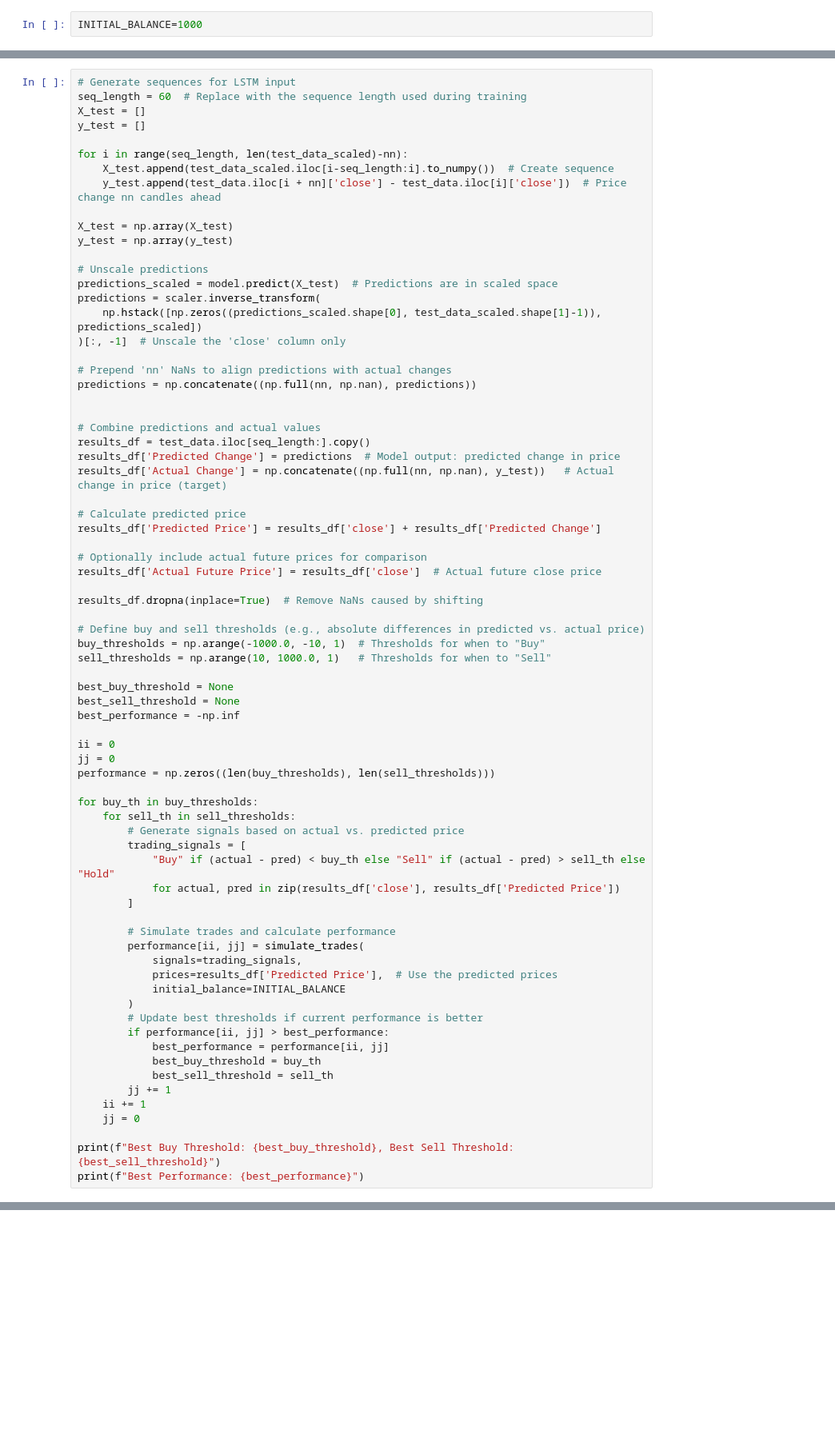
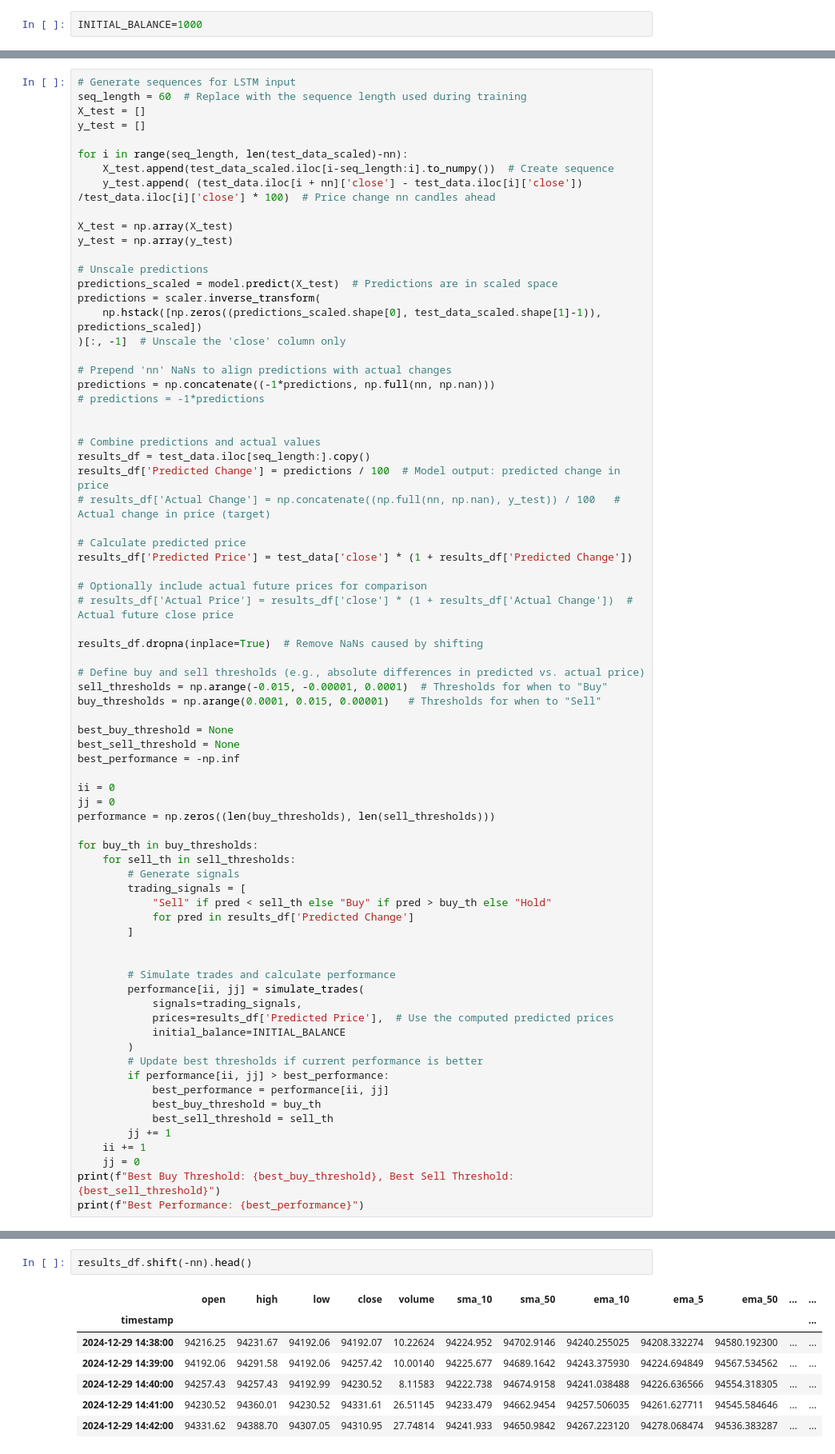
Before and after one commit to eycewind/binbot, a Jupyter notebook: linear-1min-rnn.ipynb, the cells around one changed output, grey strips where cells are left out. Shown at 80% size. Saved outputs shown, nothing was run; the diff lists cells and outputs as text; blank space fills up the shorter version.

```diff
--- a/linear-1min-rnn.ipynb
+++ b/linear-1min-rnn.ipynb
@@ -314,7 +343,7 @@ y_test = []
 
 for i in range(seq_length, len(test_data_scaled)-nn):
     X_test.append(test_data_scaled.iloc[i-seq_length:i].to_numpy())  # Create sequence
-    y_test.append(test_data.iloc[i + nn]['close'] - test_data.iloc[i]['close'])  # Price change nn candles ahead
+    y_test.append( (test_data.iloc[i + nn]['close'] - test_data.iloc[i]['close']) /test_data.iloc[i]['close'] * 100)  # Price change nn candles ahead
 
 X_test = np.array(X_test)
 y_test = np.array(y_test)
@@ -326,25 +355,26 @@ predictions = scaler.inverse_transform(
 )[:, -1]  # Unscale the 'close' column only
 
 # Prepend 'nn' NaNs to align predictions with actual changes
-predictions = np.concatenate((np.full(nn, np.nan), predictions))
+predictions = np.concatenate((-1*predictions, np.full(nn, np.nan)))
+# predictions = -1*predictions
 
 
 # Combine predictions and actual values
 results_df = test_data.iloc[seq_length:].copy()
-results_df['Predicted Change'] = predictions  # Model output: predicted change in price
-results_df['Actual Change'] = np.concatenate((np.full(nn, np.nan), y_test))   # Actual change in price (target)
+results_df['Predicted Change'] = predictions / 100  # Model output: predicted change in price
+# results_df['Actual Change'] = np.concatenate((np.full(nn, np.nan), y_test)) / 100   # Actual change in price (target)
 
 # Calculate predicted price
-results_df['Predicted Price'] = results_df['close'] + results_df['Predicted Change']
+results_df['Predicted Price'] = test_data['close'] * (1 + results_df['Predicted Change'])
 
 # Optionally include actual future prices for comparison
-results_df['Actual Future Price'] = results_df['close']  # Actual future close price
+# results_df['Actual Price'] = results_df['close'] * (1 + results_df['Actual Change'])  # Actual future close price
 
 results_df.dropna(inplace=True)  # Remove NaNs caused by shifting
 
 # Define buy and sell thresholds (e.g., absolute differences in predicted vs. actual price)
-buy_thresholds = np.arange(-1000.0, -10, 1)  # Thresholds for when to "Buy"
-sell_thresholds = np.arange(10, 1000.0, 1)   # Thresholds for when to "Sell"
+sell_thresholds = np.arange(-0.015, -0.00001, 0.0001)  # Thresholds for when to "Buy"
+buy_thresholds = np.arange(0.0001, 0.015, 0.00001)   # Thresholds for when to "Sell"
 
 best_buy_threshold = None
 best_sell_threshold = None
@@ -356,16 +386,17 @@ performance = np.zeros((len(buy_thresholds), len(sell_thresholds)))
 
 for buy_th in buy_thresholds:
     for sell_th in sell_thresholds:
-        # Generate signals based on actual vs. predicted price
+        # Generate signals
         trading_signals = [
-            "Buy" if (actual - pred) < buy_th else "Sell" if (actual - pred) > sell_th else "Hold"
-            for actual, pred in zip(results_df['close'], results_df['Predicted Price'])
+            "Sell" if pred < sell_th else "Buy" if pred > buy_th else "Hold"
+            for pred in results_df['Predicted Change']
         ]
+
 
         # Simulate trades and calculate performance
         performance[ii, jj] = simulate_trades(
             signals=trading_signals,
-            prices=results_df['Predicted Price'],  # Use the predicted prices
+            prices=results_df['Predicted Price'],  # Use the computed predicted prices
             initial_balance=INITIAL_BALANCE
         )
         # Update best thresholds if current performance is better
@@ -376,7 +407,6 @@ for buy_th in buy_thresholds:
         jj += 1
     ii += 1
     jj = 0
-
 print(f"Best Buy Threshold: {best_buy_threshold}, Best Sell Threshold: {best_sell_threshold}")
 print(f"Best Performance: {best_performance}")
 # %% [output]
@@ -400,0 +571,10 @@ X_test.shape
+# %%
+results_df.shift(-nn).head()
+# %% [output]
+|  | open | high | low | close | volume | sma_10 | sma_50 | ema_10 | ema_5 | ema_50 | ... | ... |
+| timestamp |  |  |  |  |  |  |  |  |  |  |  | ... |
+| 2024-12-29 14:38:00 | 94216.25 | 94231.67 | 94192.06 | 94192.07 | 10.22624 | 94224.952 | 94702.9146 | 94240.255025 | 94208.332274 | 94580.192300 | ... | ... |
+| 2024-12-29 14:39:00 | 94192.06 | 94291.58 | 94192.06 | 94257.42 | 10.00140 | 94225.677 | 94689.1642 | 94243.375930 | 94224.694849 | 94567.534562 | ... | ... |
+| 2024-12-29 14:40:00 | 94257.43 | 94257.43 | 94192.99 | 94230.52 | 8.11583 | 94222.738 | 94674.9158 | 94241.038488 | 94226.636566 | 94554.318305 | ... | ... |
+| 2024-12-29 14:41:00 | 94230.52 | 94360.01 | 94230.52 | 94331.61 | 26.51145 | 94233.479 | 94662.9454 | 94257.506035 | 94261.627711 | 94545.584646 | ... | ... |
+| 2024-12-29 14:42:00 | 94331.62 | 94388.70 | 94307.05 | 94310.95 | 27.74814 | 94241.933 | 94650.9842 | 94267.223120 | 94278.068474 | 94536.383287 | ... | ... |
```
Also changed, not shown: parts of 31 cells of this notebook, 3 other files.
